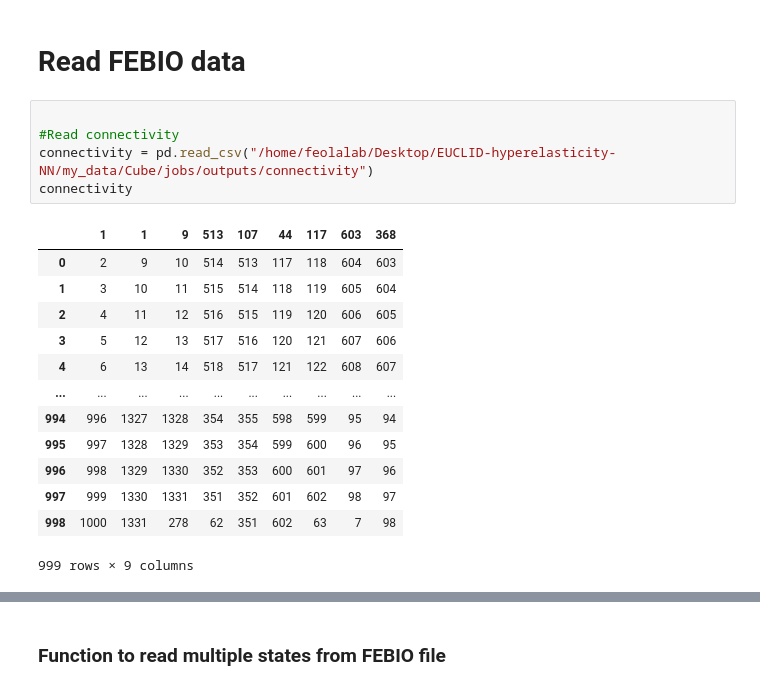
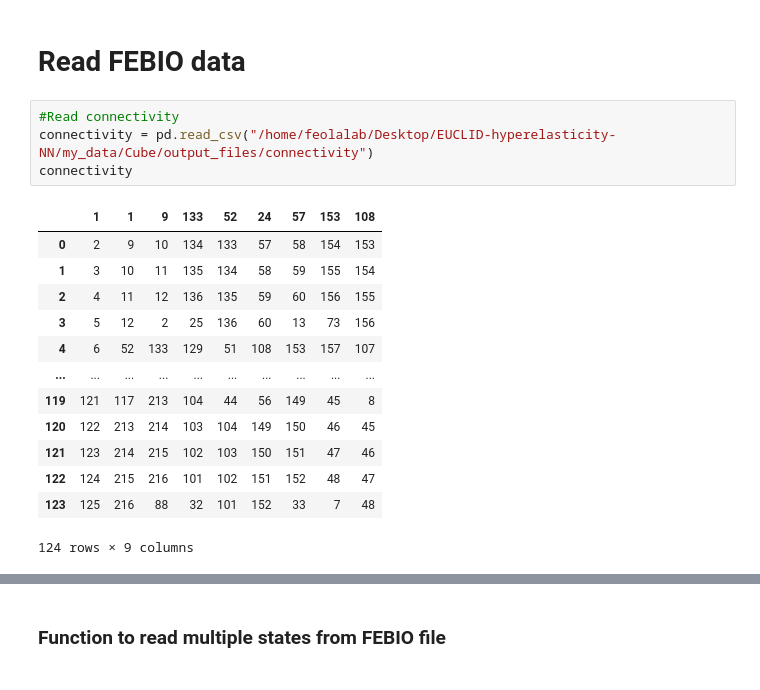
Before and after one commit to grodrguez3/EUCLID-hyperelasticity-NN, a Jupyter notebook: my_drivers/Taylor_expansions_Eigen.ipynb, the cells around one changed output, grey strips where cells are left out. Saved outputs shown, nothing was run; the diff lists cells and outputs as text.

```diff
--- a/my_drivers/Taylor_expansions_Eigen.ipynb
+++ b/my_drivers/Taylor_expansions_Eigen.ipynb
@@ -31,21 +31,20 @@ Test:  cuda:0
 # %% [markdown]
 # Read FEBIO data
 # %%
-
 #Read connectivity
-connectivity = pd.read_csv("/home/feolalab/Desktop/EUCLID-hyperelasticity-NN/my_data/Cube/jobs/outputs/connectivity")
+connectivity = pd.read_csv("/home/feolalab/Desktop/EUCLID-hyperelasticity-NN/my_data/Cube/output_files/connectivity")
 connectivity
 # %% [output]
-|  | 1 | 1 | 9 | 513 | 107 | 44 | 117 | 603 | 368 |
-| 0 | 2 | 9 | 10 | 514 | 513 | 117 | 118 | 604 | 603 |
-| 1 | 3 | 10 | 11 | 515 | 514 | 118 | 119 | 605 | 604 |
-| 2 | 4 | 11 | 12 | 516 | 515 | 119 | 120 | 606 | 605 |
-| 3 | 5 | 12 | 13 | 517 | 516 | 120 | 121 | 607 | 606 |
-| 4 | 6 | 13 | 14 | 518 | 517 | 121 | 122 | 608 | 607 |
+|  | 1 | 1 | 9 | 133 | 52 | 24 | 57 | 153 | 108 |
+| 0 | 2 | 9 | 10 | 134 | 133 | 57 | 58 | 154 | 153 |
+| 1 | 3 | 10 | 11 | 135 | 134 | 58 | 59 | 155 | 154 |
+| 2 | 4 | 11 | 12 | 136 | 135 | 59 | 60 | 156 | 155 |
+| 3 | 5 | 12 | 2 | 25 | 136 | 60 | 13 | 73 | 156 |
+| 4 | 6 | 52 | 133 | 129 | 51 | 108 | 153 | 157 | 107 |
 | ... | ... | ... | ... | ... | ... | ... | ... | ... | ... |
-| 994 | 996 | 1327 | 1328 | 354 | 355 | 598 | 599 | 95 | 94 |
-| 995 | 997 | 1328 | 1329 | 353 | 354 | 599 | 600 | 96 | 95 |
-| 996 | 998 | 1329 | 1330 | 352 | 353 | 600 | 601 | 97 | 96 |
-| 997 | 999 | 1330 | 1331 | 351 | 352 | 601 | 602 | 98 | 97 |
-| 998 | 1000 | 1331 | 278 | 62 | 351 | 602 | 63 | 7 | 98 |
+| 119 | 121 | 117 | 213 | 104 | 44 | 56 | 149 | 45 | 8 |
+| 120 | 122 | 213 | 214 | 103 | 104 | 149 | 150 | 46 | 45 |
+| 121 | 123 | 214 | 215 | 102 | 103 | 150 | 151 | 47 | 46 |
+| 122 | 124 | 215 | 216 | 101 | 102 | 151 | 152 | 48 | 47 |
+| 123 | 125 | 216 | 88 | 32 | 101 | 152 | 33 | 7 | 48 |
-999 rows × 9 columns
+124 rows × 9 columns
```
Also changed, not shown: parts of 42 cells of this notebook, 20 other files.
